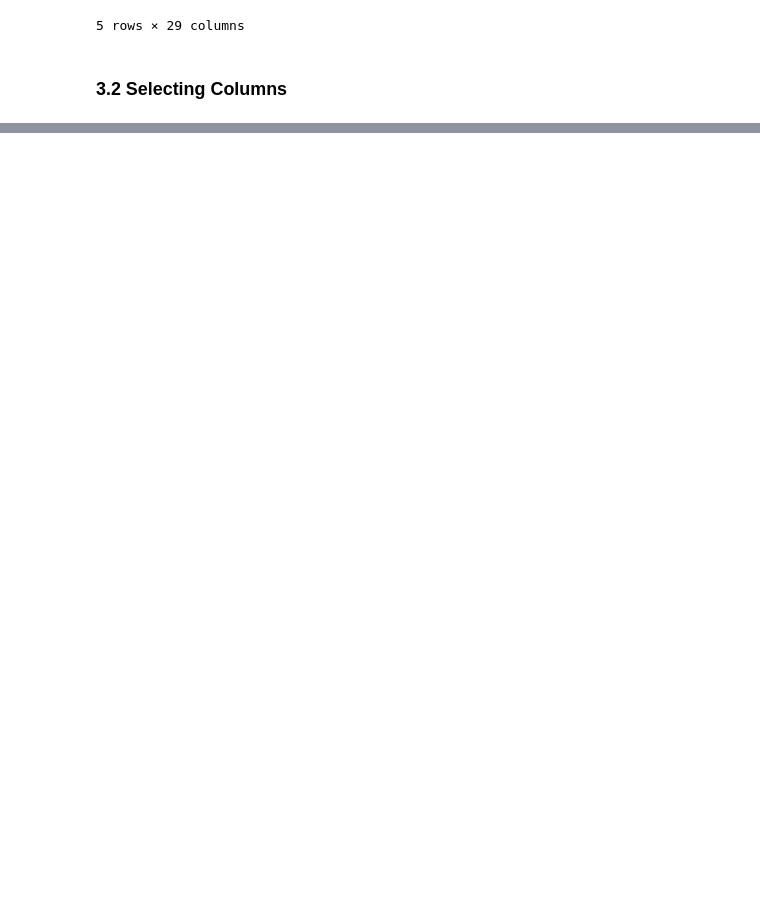
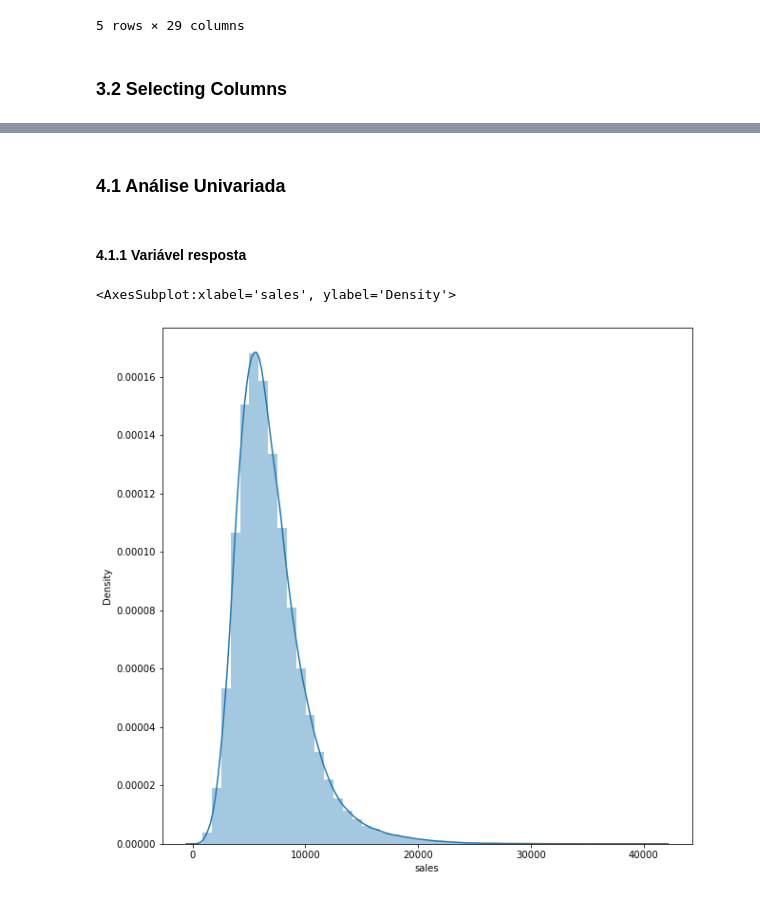
Before and after one commit to iannguerra/projects-datascience, a Jupyter notebook: ds-producao/rossman_sales_prediction.ipynb, the cells around one changed output, grey strips where cells are left out. Saved outputs shown, nothing was run; the diff lists cells and outputs as text; code cells hidden in the pictures; blank space fills up the shorter version.

```diff
--- a/ds-producao/rossman_sales_prediction.ipynb
+++ b/ds-producao/rossman_sales_prediction.ipynb
@@ -429,0 +444,11 @@ df3 = df3.drop(cols_drop, axis=1)
+# %%
+df4 = df3.copy()
+# %% [markdown]
+### 4.1 Análise Univariada
+# %% [markdown]
+#### 4.1.1 Variável resposta
+# %%
+sns.distplot(df4['sales'])
+# %% [output]
+<AxesSubplot:xlabel='sales', ylabel='Density'>
+[figure, added]
```
Also changed, not shown: parts of 19 cells of this notebook.
